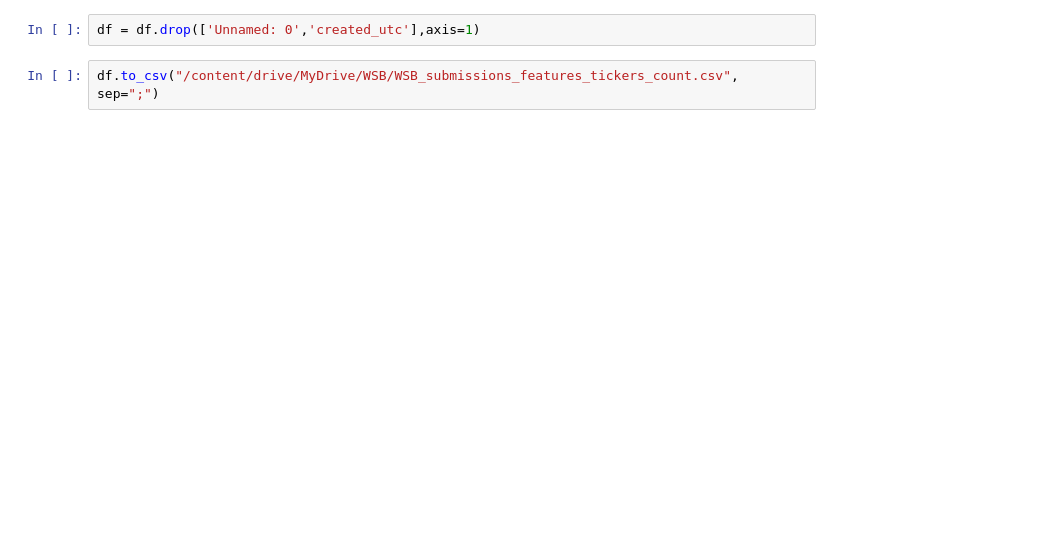
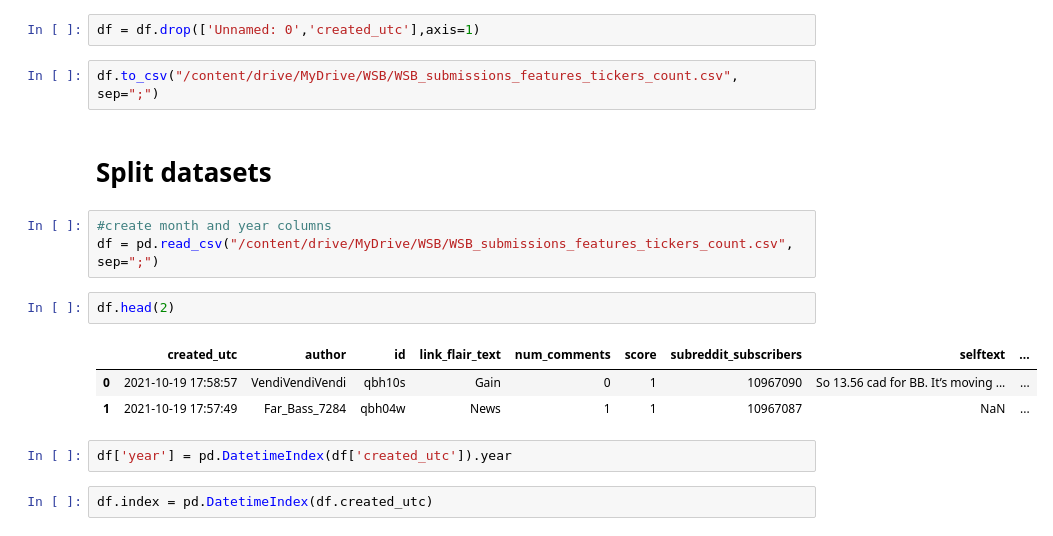
Before and after one commit to pratik98/WSB-Data-Science-Internship, a Jupyter notebook: data_analysis_Spacy.ipynb, the cells around one changed output. Cells and saved outputs as stored; diff of their text form; blank space fills up the shorter version.

```diff
--- a/data_analysis_Spacy.ipynb
+++ b/data_analysis_Spacy.ipynb
@@ -750,3 +754,18 @@ df.head(10)
 df = df.drop(['Unnamed: 0','created_utc'],axis=1)
 # %%
 df.to_csv("/content/drive/MyDrive/WSB/WSB_submissions_features_tickers_count.csv", sep=";")
+# %% [markdown]
+# Split datasets
+# %%
+#create month and year columns
+df = pd.read_csv("/content/drive/MyDrive/WSB/WSB_submissions_features_tickers_count.csv", sep=";")
+# %%
+df.head(2)
+# %% [output]
+|  | created_utc | author | id | link_flair_text | num_comments | score | subreddit_subscribers | selftext | ... |
+| 0 | 2021-10-19 17:58:57 | VendiVendiVendi | qbh10s | Gain | 0 | 1 | 10967090 | So 13.56 cad for BB. It’s moving ... | ... |
+| 1 | 2021-10-19 17:57:49 | Far_Bass_7284 | qbh04w | News | 1 | 1 | 10967087 | NaN | ... |
+# %%
+df['year'] = pd.DatetimeIndex(df['created_utc']).year
+# %%
+df.index = pd.DatetimeIndex(df.created_utc)
```
Also changed, not shown: parts of 37 cells of this notebook.
